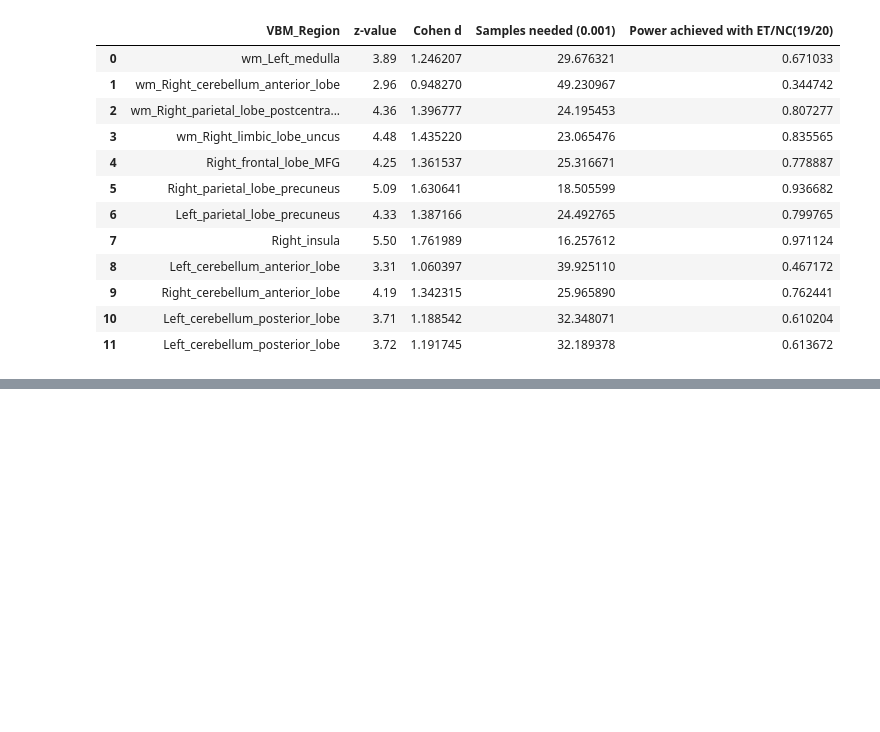
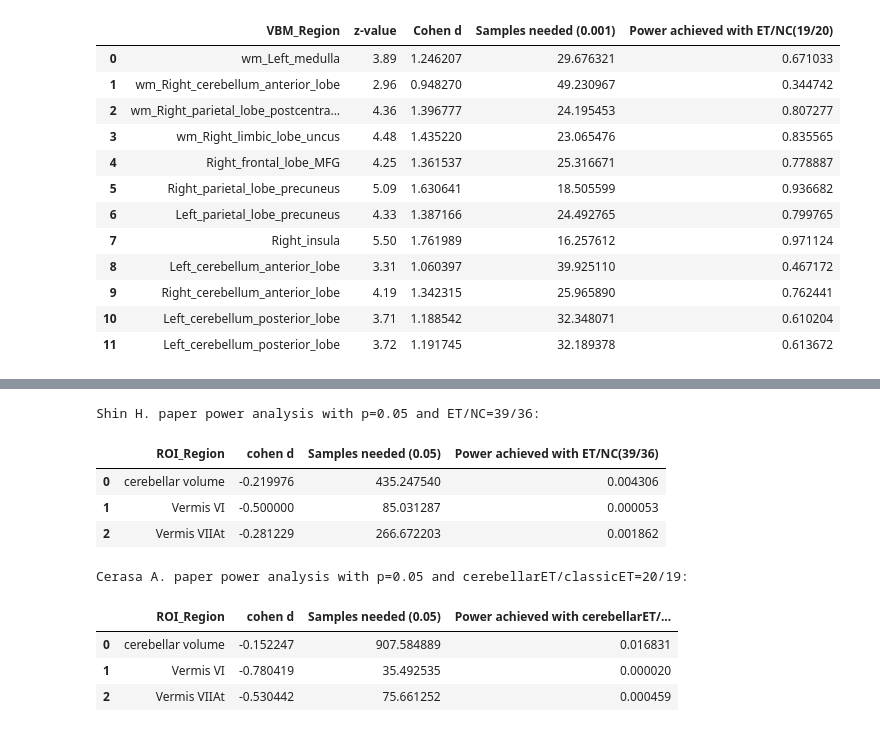
Before and after one commit to Vincent-wq/Replicability-of-PD-ICA, a Jupyter notebook: codes/devel/cerebellum_confounder/0_power_analysis.ipynb, the cells around one changed output, grey strips where cells are left out. Cells and saved outputs as stored; diff of their text form; code cells hidden in the pictures; blank space fills up the shorter version.

```diff
--- a/codes/devel/cerebellum_confounder/0_power_analysis.ipynb
+++ b/codes/devel/cerebellum_confounder/0_power_analysis.ipynb
@@ -289,0 +233,54 @@ p3_g_head_df
+# %%
+# paper5
+p5_n_cere_et=20; p5_n_classic_et=19;  p5_n_et=p5_n_cere_et+p5_n_classic_et; p5_n_nc=36; p = 0.05;
+p5_roi=['cerebellar volume', 'Vermis VI', 'Vermis VIIAt'];
+
+p5_m_et  = [0.0818, 0.0030, 0.0008];
+p5_s_et  = [0.0071, 0.0006, 0.0004];
+
+p5_m_cere_et  = [0.0813, 0.0028, 0.0008];
+p5_s_cere_et  = [0.0059, 0.0006, 0.0002];
+
+p5_m_classic_et = [0.0824, 0.0032, 0.0010];
+p5_s_classic_et = [0.0084, 0.0004, 0.0005];
+
+p5_m_nc = [0.0833, 0.0033, 0.0009];
+p5_s_nc = [0.0065, 0.0006, 0.0003];
+
+p5_g_et_cohend=[]; p5_cere_class_cohend=[]
+
+for i in range(len(p5_roi)):
+    p5_g_et_cohend.append(cohend_sts(p5_n_et,p5_m_et[i],p5_s_et[i],
+                                     p5_n_nc,p5_m_nc[i],p5_s_nc[i]));
+    p5_cere_class_cohend.append(cohend_sts(p5_n_cere_et,p5_m_cere_et[i],p5_s_cere_et[i],
+                                           p5_n_classic_et,p5_m_classic_et[i],p5_s_classic_et[i]));
+
+p5_g_et_samples_needed = [power.tt_ind_solve_power(effect_size=x, alpha=p, power=0.9) for x in p5_g_et_cohend];
+p5_g_et_power_achieved = [power.tt_ind_solve_power(effect_size=x, nobs1=p5_n_et, alpha=p, ratio=p5_n_et/p5_n_nc, alternative='larger') for x in p5_g_et_cohend];
+
+p5_g_cere_samples_needed = [power.tt_ind_solve_power(effect_size=x, alpha=p, power=0.9) for x in p5_cere_class_cohend];
+p5_g_cere_power_achieved = [power.tt_ind_solve_power(effect_size=x, nobs1=p5_n_cere_et, alpha=p, ratio=p5_n_cere_et/p5_n_classic_et, alternative='larger') for x in p5_cere_class_cohend];
+
+p5_g_et_res={"ROI_Region":p5_roi,"cohen d":p5_g_et_cohend,"Samples needed ("+str(p)+")":p5_g_et_samples_needed,
+             "Power achieved with ET/NC("+str(p5_n_et)+"/"+str(p5_n_nc)+")":p5_g_et_power_achieved}
+p5_g_et_df=pd.DataFrame(p5_g_et_res)
+print("Shin H. paper power analysis with p=0.05 and ET/NC=39/36:\n")
+display(p5_g_et_df)
+print('\n')
+p5_g_cere_res={"ROI_Region":p5_roi,"cohen d":p5_cere_class_cohend,"Samples needed ("+str(p)+")":p5_g_cere_samples_needed,
+              "Power achieved with cerebellarET/classicET ("+str(p5_n_cere_et)+"/"+str(p5_n_classic_et)+")":p5_g_cere_power_achieved}
+p5_g_cere_df=pd.DataFrame(p5_g_cere_res)
+print("Cerasa A. paper power analysis with p=0.05 and cerebellarET/classicET=20/19:\n")
+p5_g_cere_df
+display(p5_g_cere_df)
+# %% [output]
+Shin H. paper power analysis with p=0.05 and ET/NC=39/36:
+|  | ROI_Region | cohen d | Samples needed (0.05) | Power achieved with ET/NC(39/36) |
+| 0 | cerebellar volume | -0.219976 | 435.247540 | 0.004306 |
+| 1 | Vermis VI | -0.500000 | 85.031287 | 0.000053 |
+| 2 | Vermis VIIAt | -0.281229 | 266.672203 | 0.001862 |
+Cerasa A. paper power analysis with p=0.05 and cerebellarET/classicET=20/19:
+|  | ROI_Region | cohen d | Samples needed (0.05) | Power achieved with cerebellarET/... |
+| 0 | cerebellar volume | -0.152247 | 907.584889 | 0.016831 |
+| 1 | Vermis VI | -0.780419 | 35.492535 | 0.000020 |
+| 2 | Vermis VIIAt | -0.530442 | 75.661252 | 0.000459 |
```
Also changed, not shown: parts of 16 cells of this notebook.
